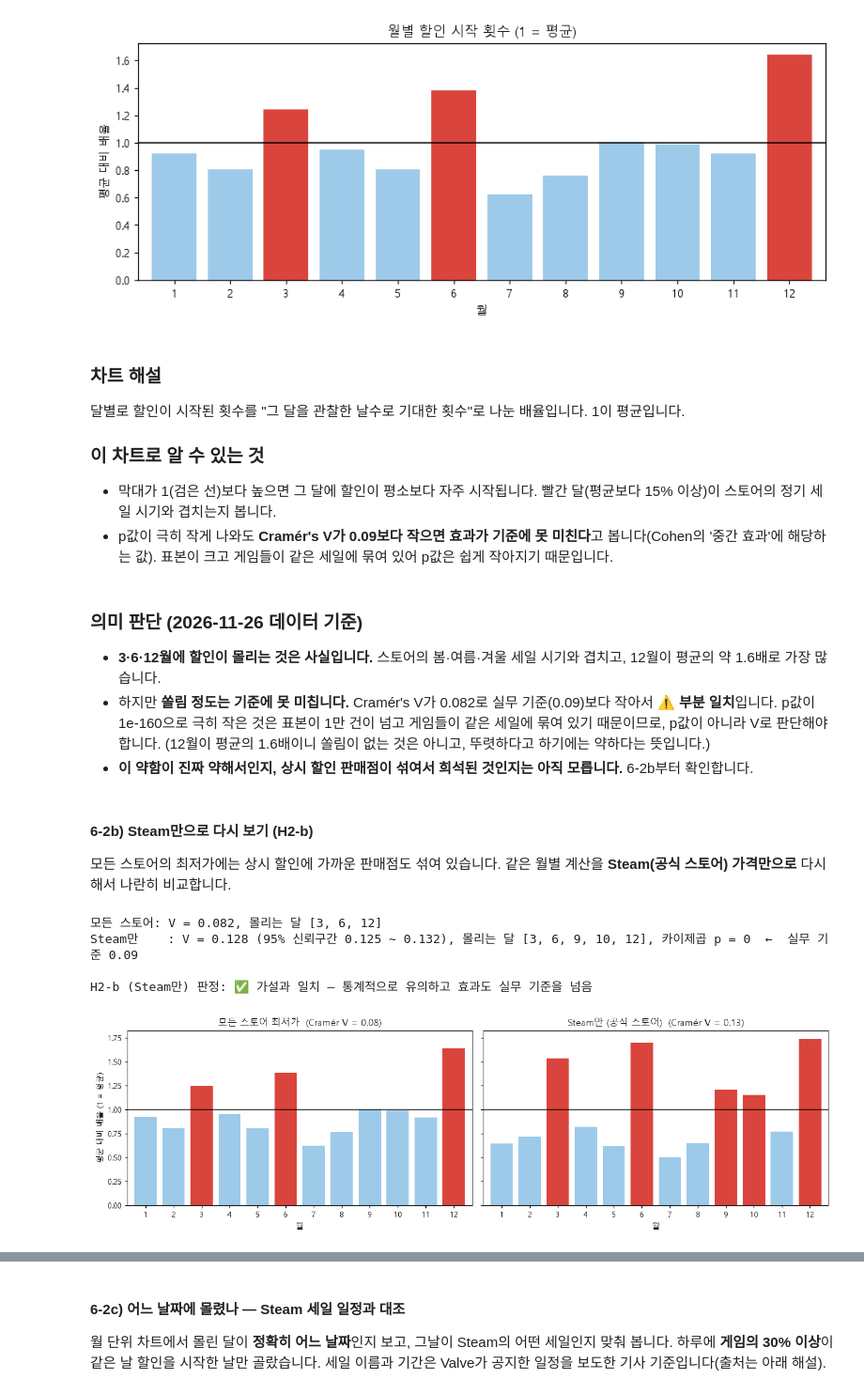
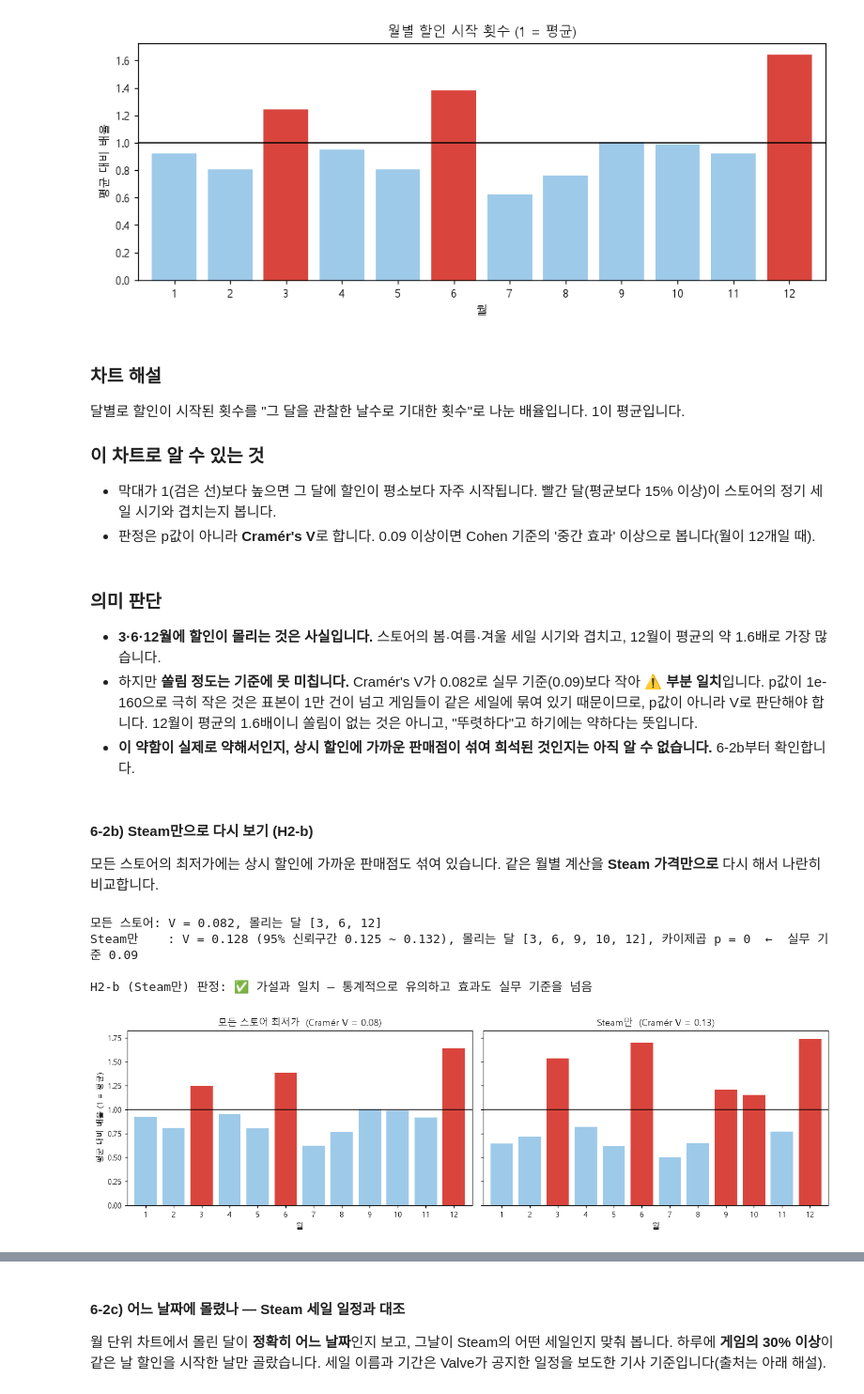
Before and after one commit to jyk222000/game-nuri, a Jupyter notebook: analysis/notebooks/executed/01_A1_할인패턴예측_실행결과.ipynb, the cells around one changed output, grey strips where cells are left out. Shown at 94% size. Drawn from its saved outputs; the diff is of its cells as text; code cells hidden in the pictures.

Commit message:
[analysis] A1 노트북 정리: 반복 제거, 설명 순서 재구성(null_cv·cluster_diff_ci 이동, Epic 부록 분리), 어휘·문체 통일 (NW2-107)
Co-Authored-By: Claude Sonnet 5.5 <noreply@anthropic.com>

```diff
--- a/analysis/notebooks/executed/01_A1_할인패턴예측_실행결과.ipynb
+++ b/analysis/notebooks/executed/01_A1_할인패턴예측_실행결과.ipynb
@@ -265,25 +266,19 @@ print(f'일별 최저가를 만든 게임 {len(series_all):,}개 · 할인 횟
 # %% [output]
 일별 최저가를 만든 게임 1,000개 · 할인 횟수 중앙값 10회
 # %%
-@lru_cache(maxsize=None)
-def null_cv(k, n_sim=5000):
-    """간격이 k개인 '무작위 할인'(지수분포)의 평균 변동계수. 간격 수가 적으면 우연히 작게 나오므로 같은 횟수로 시뮬레이션한다."""
-    x = np.random.default_rng(SEED + k).exponential(1.0, size=(n_sim, k))
-    return float((x.std(axis=1, ddof=1) / x.mean(axis=1)).mean())
-
-def h1_table(ev, min_events=MIN_EVENTS):
-    """게임별 할인 간격과 변동계수(CV = 간격의 표준편차 ÷ 평균 간격), 무작위일 때의 기준 CV."""
+def gap_table(ev, min_events=MIN_EVENTS):
+    """게임별 할인 시작일 간격(일)과 변동계수(CV = 간격의 표준편차 ÷ 평균 간격). 할인이 min_events회 이상인 게임만."""
     rows = []
     for gid, e in ev.items():
         if len(e) >= min_events:
             gaps = e['start'].diff().dt.days.dropna().to_numpy()                 # 할인 시작일 사이의 간격(일)
             rows.append({'game_id': gid, 'n_events': len(e), 'gaps': gaps, 'mean_gap': gaps.mean(),
-                         'cv': gaps.std(ddof=1) / gaps.mean(), 'cv_null': null_cv(len(gaps))})
+                         'cv': gaps.std(ddof=1) / gaps.mean()})
     return pd.DataFrame(rows).set_index('game_id')
 
-gap_df = h1_table(events)
+gap_df = gap_table(events)
 pooled = np.concatenate(gap_df['gaps'].to_list())
 print(f'간격 분석 대상 {len(gap_df):,}개 게임 (할인 {MIN_EVENTS}회 이상)')
-gap_df[['n_events', 'mean_gap', 'cv', 'cv_null']].describe().round(2)
+gap_df[['n_events', 'mean_gap', 'cv']].describe().round(2)
 # %% [output]
 간격 분석 대상 683개 게임 (할인 4회 이상)
@@ -414,2 +398,18 @@ def cluster_diff_ci(bt, a, b, B=N_BOOT, seed=SEED):
 * **① 정규성 확인 → 도구 선택**: (실제 CV - 무작위 기준 CV)가 정규분포가 아니면 t-검정 대신 순위 기반 **Wilcoxon 부호순위검정**(같은 게임의 짝지은 자료, 단측)을 씁니다.
 * **② 신뢰구간**: 게임을 단위로 다시 뽑아 차이의 중앙값 신뢰구간을 구합니다.
+# %%
+@lru_cache(maxsize=None)
+def null_cv(k, n_sim=5000):
+    """간격이 k개인 '무작위 할인'(지수분포)의 평균 변동계수. 간격 수가 적으면 우연히 작게 나오므로 같은 횟수로 시뮬레이션한다."""
+    x = np.random.default_rng(SEED + k).exponential(1.0, size=(n_sim, k))
+    return float((x.std(axis=1, ddof=1) / x.mean(axis=1)).mean())
+
+def with_null(g):
+    """게임별 표에 '무작위일 때의 기준 CV'(cv_null) 열을 붙인다."""
+    return g.assign(cv_null=[null_cv(len(x)) for x in g['gaps']])
+
+def h1_table(ev, min_events=MIN_EVENTS):                     # 7-1에서 조건을 바꿔 다시 쓴다
+    return with_null(gap_table(ev, min_events))
+
+gap_df = with_null(gap_df)
+gap_df[['n_events', 'mean_gap', 'cv', 'cv_null']].describe().round(2)
@@ -525,46 +535,46 @@ H2-a (모든 스토어) 판정: ⚠️ 부분 일치 — 통계적으로는 유
 
 ### 이 차트로 알 수 있는 것
 - 막대가 1(검은 선)보다 높으면 그 달에 할인이 평소보다 자주 시작됩니다. 빨간 달(평균보다 15% 이상)이 스토어의 정기 세일 시기와 겹치는지 봅니다.
-- p값이 극히 작게 나와도 **Cramér's V가 0.09보다 작으면 효과가 기준에 못 미친다**고 봅니다(Cohen의 '중간 효과'에 해당하는 값). 표본이 크고 게임들이 같은 세일에 묶여 있어 p값은 쉽게 작아지기 때문입니다.
+- 판정은 p값이 아니라 **Cramér's V**로 합니다. 0.09 이상이면 Cohen 기준의 '중간 효과' 이상으로 봅니다(월이 12개일 때).
 # %% [markdown]
-### 의미 판단 (2026-11-26 데이터 기준)
+### 의미 판단
 - **3·6·12월에 할인이 몰리는 것은 사실입니다.** 스토어의 봄·여름·겨울 세일 시기와 겹치고, 12월이 평균의 약 1.6배로 가장 많습니다.
-- 하지만 **쏠림 정도는 기준에 못 미칩니다.** Cramér's V가 0.082로 실무 기준(0.09)보다 작아서 **⚠️ 부분 일치**입니다. p값이 1e-160으로 극히 작은 것은 표본이 1만 건이 넘고 게임들이 같은 세일에 묶여 있기 때문이므로, p값이 아니라 V로 판단해야 합니다. (12월이 평균의 1.6배이니 쏠림이 없는 것은 아니고, 뚜렷하다고 하기에는 약하다는 뜻입니다.)
-- **이 약함이 진짜 약해서인지, 상시 할인 판매점이 섞여서 희석된 것인지는 아직 모릅니다.** 6-2b부터 확인합니다.
+- 하지만 **쏠림 정도는 기준에 못 미칩니다.** Cramér's V가 0.082로 실무 기준(0.09)보다 작아 **⚠️ 부분 일치**입니다. p값이 1e-160으로 극히 작은 것은 표본이 1만 건이 넘고 게임들이 같은 세일에 묶여 있기 때문이므로, p값이 아니라 V로 판단해야 합니다. 12월이 평균의 1.6배이니 쏠림이 없는 것은 아니고, "뚜렷하다"고 하기에는 약하다는 뜻입니다.
+- **이 약함이 실제로 약해서인지, 상시 할인에 가까운 판매점이 섞여 희석된 것인지는 아직 알 수 없습니다.** 6-2b부터 확인합니다.
 # %% [markdown]
 #### 6-2b) Steam만으로 다시 보기 (H2-b)
-모든 스토어의 최저가에는 상시 할인에 가까운 판매점도 섞여 있습니다. 같은 월별 계산을 **Steam(공식 스토어) 가격만으로** 다시 해서 나란히 비교합니다.
+모든 스토어의 최저가에는 상시 할인에 가까운 판매점도 섞여 있습니다. 같은 월별 계산을 **Steam 가격만으로** 다시 해서 나란히 비교합니다.
 # %%
-series_steam = make_series(prices[prices['store'] == 'steam'])        # Steam(공식 스토어) 가격만으로 만든 일별 최저가
+series_steam = make_series(prices[prices['store'] == 'steam'])        # Steam 가격만으로 만든 일별 최저가
 ev_steam = make_events(series_steam)
 obs_gs, expo_gs = month_matrices(series_steam, ev_steam)                 # 게임 x 12개월 (Steam만)
 v_s, chi2_s, p_s, expected_s = cramers_v(obs_gs.sum(axis=0), expo_gs.sum(axis=0))
 ratio_s = pd.Series(obs_gs.sum(axis=0) / expected_s, index=range(1, 13))
 busy_s = [int(m) for m, r in ratio_s.items() if r > 1.15]
 rng = np.random.default_rng(SEED)
 vs_s = [cramers_v(obs_gs[i].sum(axis=0), expo_gs[i].sum(axis=0))[0] for i in (rng.integers(0, len(obs_gs), len(obs_gs)) for _ in range(N_BOOT))]
 lo_s, hi_s = np.percentile(vs_s, [2.5, 97.5])
 v_all = R['h2']['v']
 
 print(f"모든 스토어: V = {v_all:.3f}, 몰리는 달 {R['h2']['busy_months']}")
 print(f"Steam만    : V = {v_s:.3f} (95% 신뢰구간 {lo_s:.3f} ~ {hi_s:.3f}), 몰리는 달 {busy_s}, 카이제곱 p = {p_s:.3g}  ←  실무 기준 {PRACTICAL_V}")
 h2s_effect_ok = bool(v_s >= PRACTICAL_V)
 R['h2_steam'] = dict(v=float(v_s), ci=[float(lo_s), float(hi_s)], p=float(p_s), busy_months=busy_s, ratio={int(k): float(x) for k, x in ratio_s.items()},
                      ok=bool(p_s < ALPHA and h2s_effect_ok))
 print('\nH2-b (Steam만) 판정:', verdict(p_s, h2s_effect_ok))
 
 fig, ax = plt.subplots(1, 2, figsize=(13, 4), sharey=True)
-for a_, rr, title, vv in ((ax[0], ratio, '모든 스토어 최저가', v_all), (ax[1], ratio_s, 'Steam만 (공식 스토어)', v_s)):
+for a_, rr, title, vv in ((ax[0], ratio, '모든 스토어 최저가', v_all), (ax[1], ratio_s, 'Steam만', v_s)):
     rr.plot.bar(color=np.where(rr > 1.15, RED, '#9ecae9'), width=.8, ax=a_)
     a_.axhline(1, color='k', lw=1)
     a_.set_title(f'{title}  (Cramér V = {vv:.2f})'); a_.set_xlabel('월'); a_.tick_params(axis='x', labelrotation=0)
 ax[0].set_ylabel('평균 대비 배율 (1 = 평균)')
 savefig(fig, 'a1_6b_h2_steam.png'); plt.show()
 # %% [output]
 모든 스토어: V = 0.082, 몰리는 달 [3, 6, 12]
 Steam만    : V = 0.128 (95% 신뢰구간 0.125 ~ 0.132), 몰리는 달 [3, 6, 9, 10, 12], 카이제곱 p = 0  ←  실무 기준 0.09
 
 H2-b (Steam만) 판정: ✅ 가설과 일치 — 통계적으로 유의하고 효과도 실무 기준을 넘음
-[figure, old version]
+[figure, new version]
 # %% [markdown]
 ### 차트 해설
```
Also changed, not shown: parts of 49 cells of this notebook, 4 other files.
